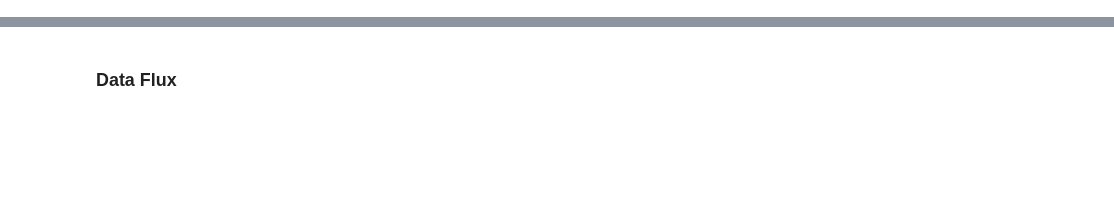
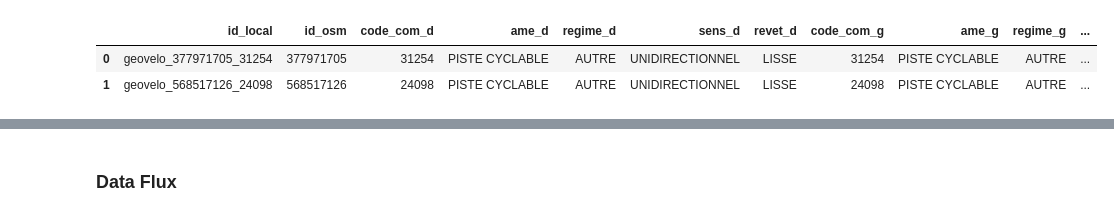
Before and after one commit to AurelienBr22/CyclingFacilities, a Jupyter notebook: notebooks/notebook_aurelien.ipynb, the cells around one changed output, grey strips where cells are left out. Cells and saved outputs as stored; diff of their text form; code cells hidden in the pictures; blank space fills up the shorter version.

Commit message:
Cleaning Piste

```diff
--- a/notebooks/notebook_aurelien.ipynb
+++ b/notebooks/notebook_aurelien.ipynb
@@ -36,0 +88,30 @@ Index(['id_local', 'id_osm', 'num_iti', 'code_com_d', 'ame_d', 'regime_d',
+# %%
+"""Cleaning colonne revet_g"""
+
+values_distribution_revetg = data_pistes_clean.revet_g.value_counts(normalize=True)
+new_values_revetg = np.random.choice(values_distribution_revetg.index, size = data_pistes_clean['revet_g'].isna().sum(), p=values_distribution_revetg.values)
+data_pistes_clean.loc[data_pistes_clean.revet_g.isna(), 'revet_g'] = new_values_revetg
+# %%
+"""Cleaning colonne regime_g"""
+
+values_distribution_regimeg = data_pistes_clean.regime_g.value_counts(normalize=True)
+new_values_regimeg = np.random.choice(values_distribution_regimeg.index, size = data_pistes_clean['regime_g'].isna().sum(), p=values_distribution_regimeg.values)
+data_pistes_clean.loc[data_pistes_clean.regime_g.isna(), 'regime_g'] = new_values_regimeg
+# %%
+"""Cleaning colonne sens_g"""
+
+values_distribution_sensg = data_pistes_clean.sens_g.value_counts(normalize=True)
+new_values_sensg = np.random.choice(values_distribution_sensg.index, size = data_pistes_clean['sens_g'].isna().sum(), p=values_distribution_sensg.values)
+data_pistes_clean.loc[data_pistes_clean.sens_g.isna(), 'sens_g'] = new_values_sensg
+# %%
+"""Cleaning colonne trafic_vit"""
+
+values_distribution_trafic = data_pistes_clean.trafic_vit.value_counts(normalize=True)
+new_values_trafic = np.random.choice(values_distribution_trafic.index, size = data_pistes_clean['trafic_vit'].isna().sum(), p=values_distribution_trafic.values)
+data_pistes_clean.loc[data_pistes_clean.trafic_vit.isna(), 'trafic_vit'] = new_values_trafic
+# %%
+data_pistes_clean.head(2)
+# %% [output]
+|  | id_local | id_osm | code_com_d | ame_d | regime_d | sens_d | revet_d | code_com_g | ame_g | regime_g | ... |
+| 0 | geovelo_377971705_31254 | 377971705 | 31254 | PISTE CYCLABLE | AUTRE | UNIDIRECTIONNEL | LISSE | 31254 | PISTE CYCLABLE | AUTRE | ... |
+| 1 | geovelo_568517126_24098 | 568517126 | 24098 | PISTE CYCLABLE | AUTRE | UNIDIRECTIONNEL | LISSE | 24098 | PISTE CYCLABLE | AUTRE | ... |
```
Also changed, not shown: parts of 19 cells of this notebook.
